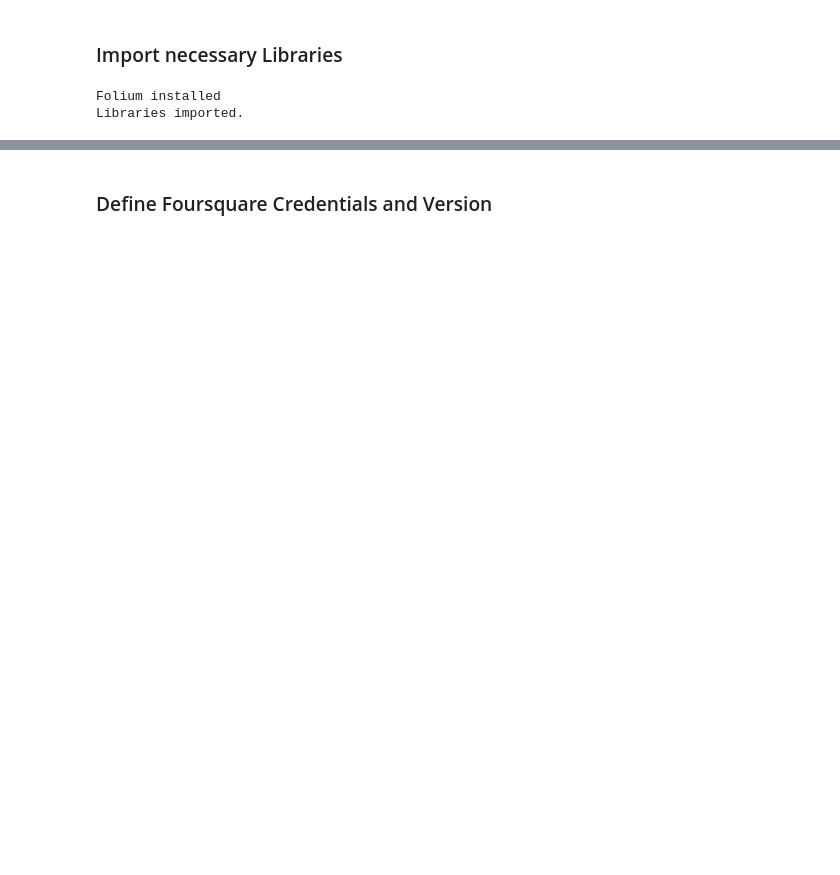
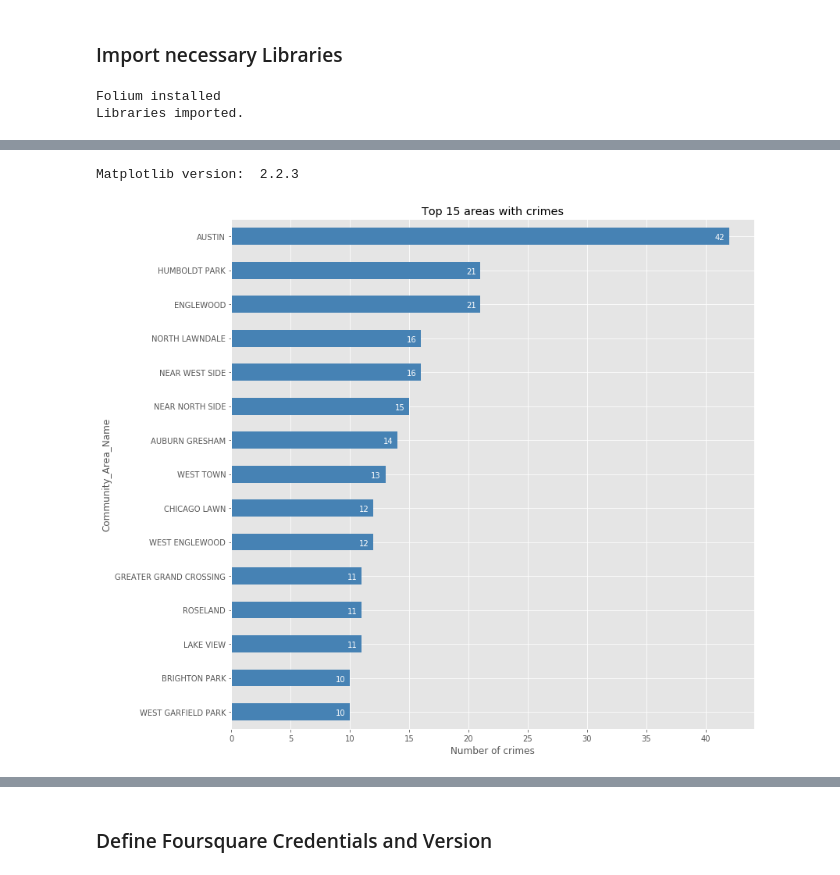
Before and after one commit to ngocpc/Applied-Data-Science-Capstone, a Jupyter notebook: The Battle of Neighborhoods.ipynb, the cells around one changed output, grey strips where cells are left out. Cells and saved outputs as stored; diff of their text form; code cells hidden in the pictures; blank space fills up the shorter version.

```diff
--- a/The Battle of Neighborhoods.ipynb
+++ b/The Battle of Neighborhoods.ipynb
@@ -25,0 +116,19 @@ Libraries imported.
+# %%
+# Group by Community_Area and count the number of crime
+df_grouped = df_crime
+df_grouped = df_grouped.groupby('Community_Area', as_index=False)['Community_Area'].agg({"Count":"count"})
+
+# get Community_Area_Name
+df_grouped.rename(columns={'Community_Area':'Community_Area_Number'}, inplace=True)
+df_grouped = pd.merge(df_grouped,
+                      df_community,
+                      how='left',
+                      on = ['Community_Area_Number']).drop(['Community_Area_Number'], axis=1)
+
+# sort dataframe on 'Count' column (descending)
+df_top15 = df_grouped.set_index(['Community_Area_Name'])
+df_top15.sort_values(by='Count', ascending=True, inplace=True)
+
+# get top 15 areas
+df_top15 = df_top15['Count'].tail(15)
+df_top15
@@ -25,0 +153,28 @@ Libraries imported.
+# %%
+# use the inline backend to generate the plots within the browser
+%matplotlib inline
+
+import matplotlib as mpl
+import matplotlib.pyplot as plt
+
+mpl.style.use('ggplot') # optional: for ggplot-like style
+
+# check for latest version of Matplotlib
+print ('Matplotlib version: ', mpl.__version__) # >= 2.0.0
+# %% [output]
+Matplotlib version:  2.2.3
+# %%
+df_top15.plot(kind='barh', figsize=(12, 12), color='steelblue')
+plt.xlabel('Number of crimes')
+plt.title('Top 15 areas with crimes')
+
+# annotate value labels to each country
+for index, value in enumerate(df_top15):
+    label = str(value) # format int with commas
+
+    # place text at the end of bar (subtracting 47000 from x, and 0.1 from y to make it fit within the bar)
+    plt.annotate(label, xy=(value - 1.2, index - 0.10), color='white')
+
+plt.show()
+# %% [output]
+[figure, added]
```
Also changed, not shown: parts of 52 cells of this notebook, 6 other files.
